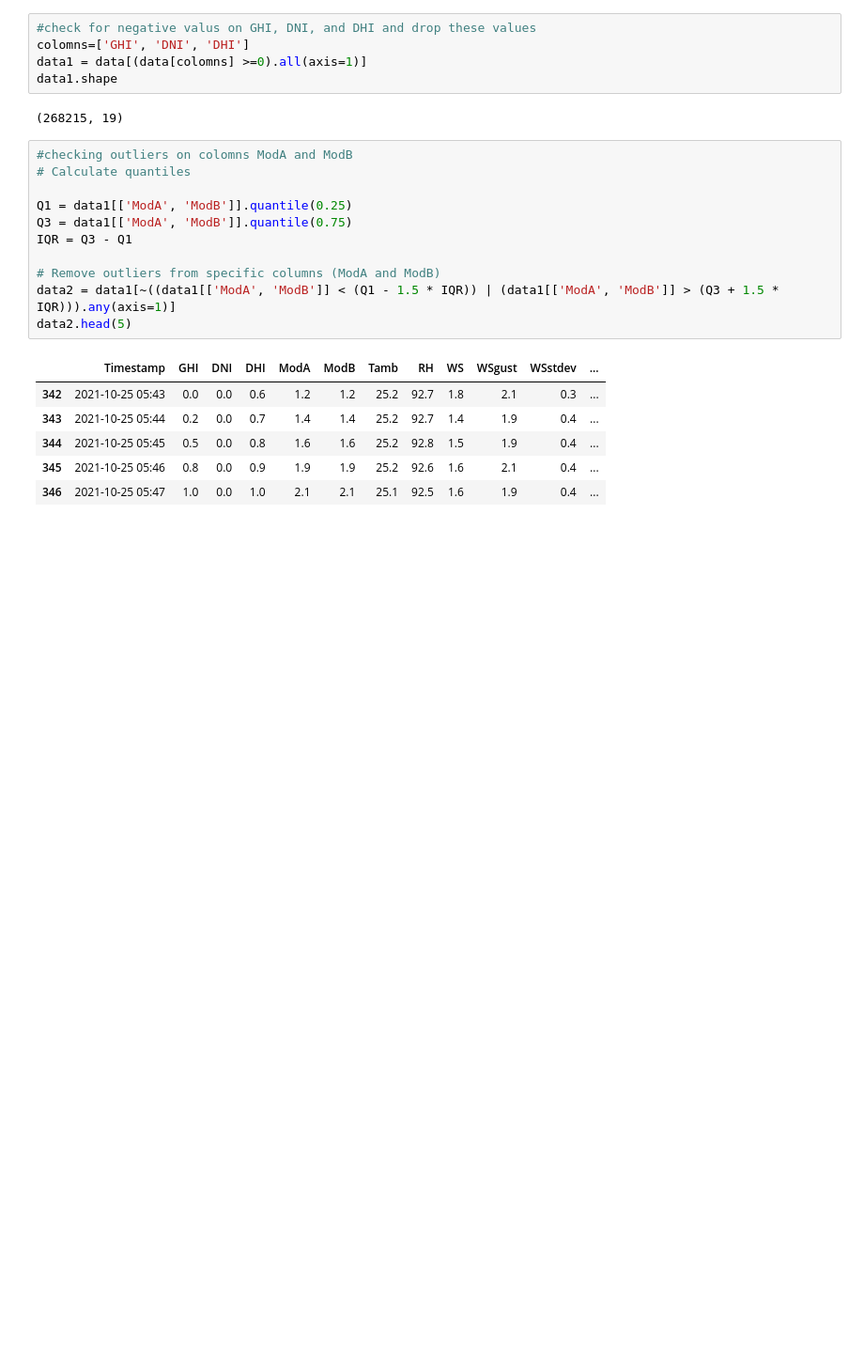
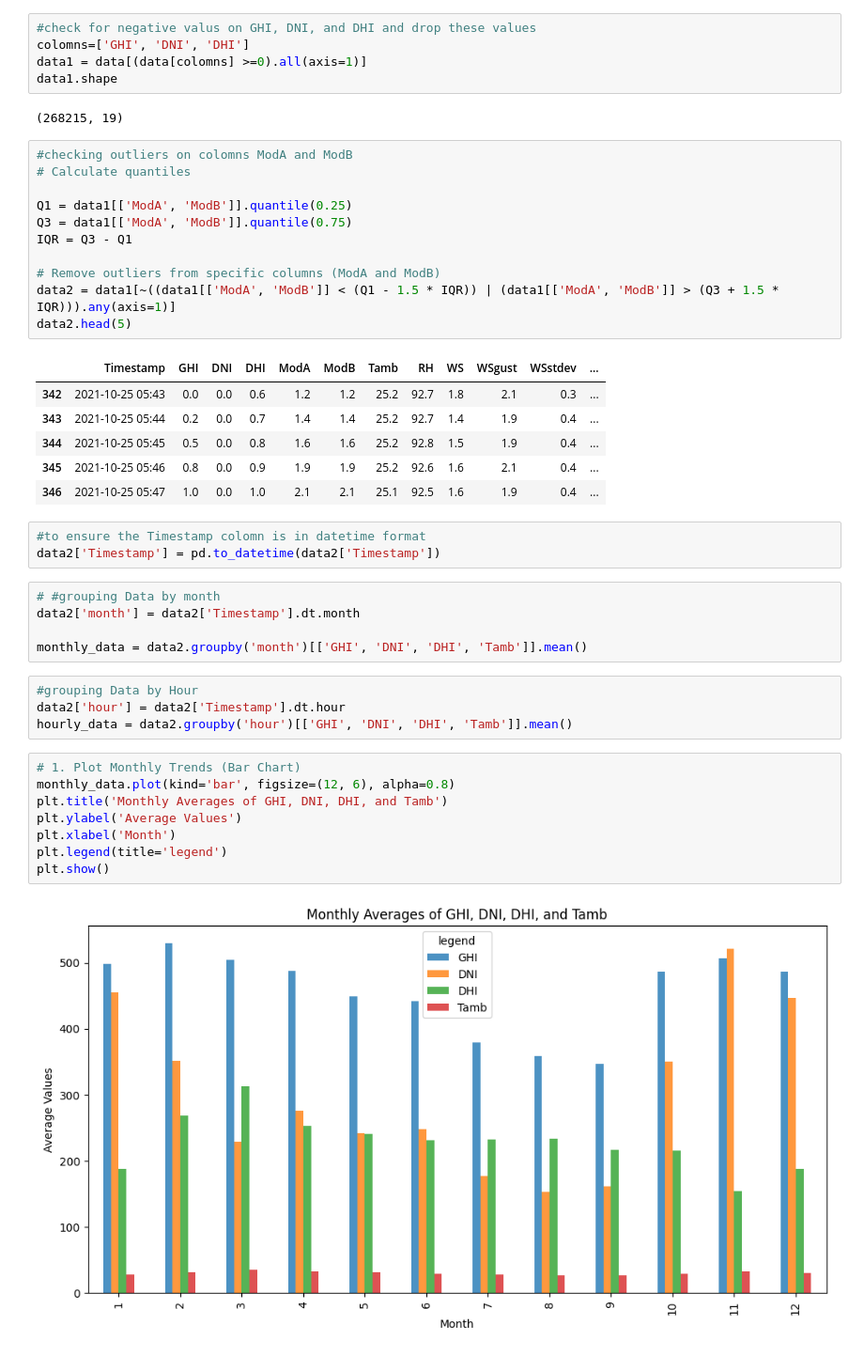
Before and after one commit to hiwothadush/Task-1, a Jupyter notebook: Task_1.ipynb, the cells around one changed output. Shown: that part at 94% size. Drawn from its saved outputs; the diff is of its cells as text; blank space fills up the shorter version.

Commit message:
bar charts or line charts  of GHI, DNI, DHI, and Tamb over time to observe patterns by month are plotted

```diff
--- a/Task_1.ipynb
+++ b/Task_1.ipynb
@@ -99,3 +100,25 @@ data2.head(5)
 | 344 | 2021-10-25 05:45 | 0.5 | 0.0 | 0.8 | 1.6 | 1.6 | 25.2 | 92.8 | 1.5 | 1.9 | 0.4 | ... |
 | 345 | 2021-10-25 05:46 | 0.8 | 0.0 | 0.9 | 1.9 | 1.9 | 25.2 | 92.6 | 1.6 | 2.1 | 0.4 | ... |
 | 346 | 2021-10-25 05:47 | 1.0 | 0.0 | 1.0 | 2.1 | 2.1 | 25.1 | 92.5 | 1.6 | 1.9 | 0.4 | ... |
+# %%
+#to ensure the Timestamp colomn is in datetime format
+data2['Timestamp'] = pd.to_datetime(data2['Timestamp'])
+# %%
+# #grouping Data by month
+data2['month'] = data2['Timestamp'].dt.month
+
+monthly_data = data2.groupby('month')[['GHI', 'DNI', 'DHI', 'Tamb']].mean()
+# %%
+#grouping Data by Hour
+data2['hour'] = data2['Timestamp'].dt.hour
+hourly_data = data2.groupby('hour')[['GHI', 'DNI', 'DHI', 'Tamb']].mean()
+# %%
+# 1. Plot Monthly Trends (Bar Chart)
+monthly_data.plot(kind='bar', figsize=(12, 6), alpha=0.8)
+plt.title('Monthly Averages of GHI, DNI, DHI, and Tamb')
+plt.ylabel('Average Values')
+plt.xlabel('Month')
+plt.legend(title='legend')
+plt.show()
+# %% [output]
+[figure, added]
```
Also changed, not shown: parts of 1 cell of this notebook.
